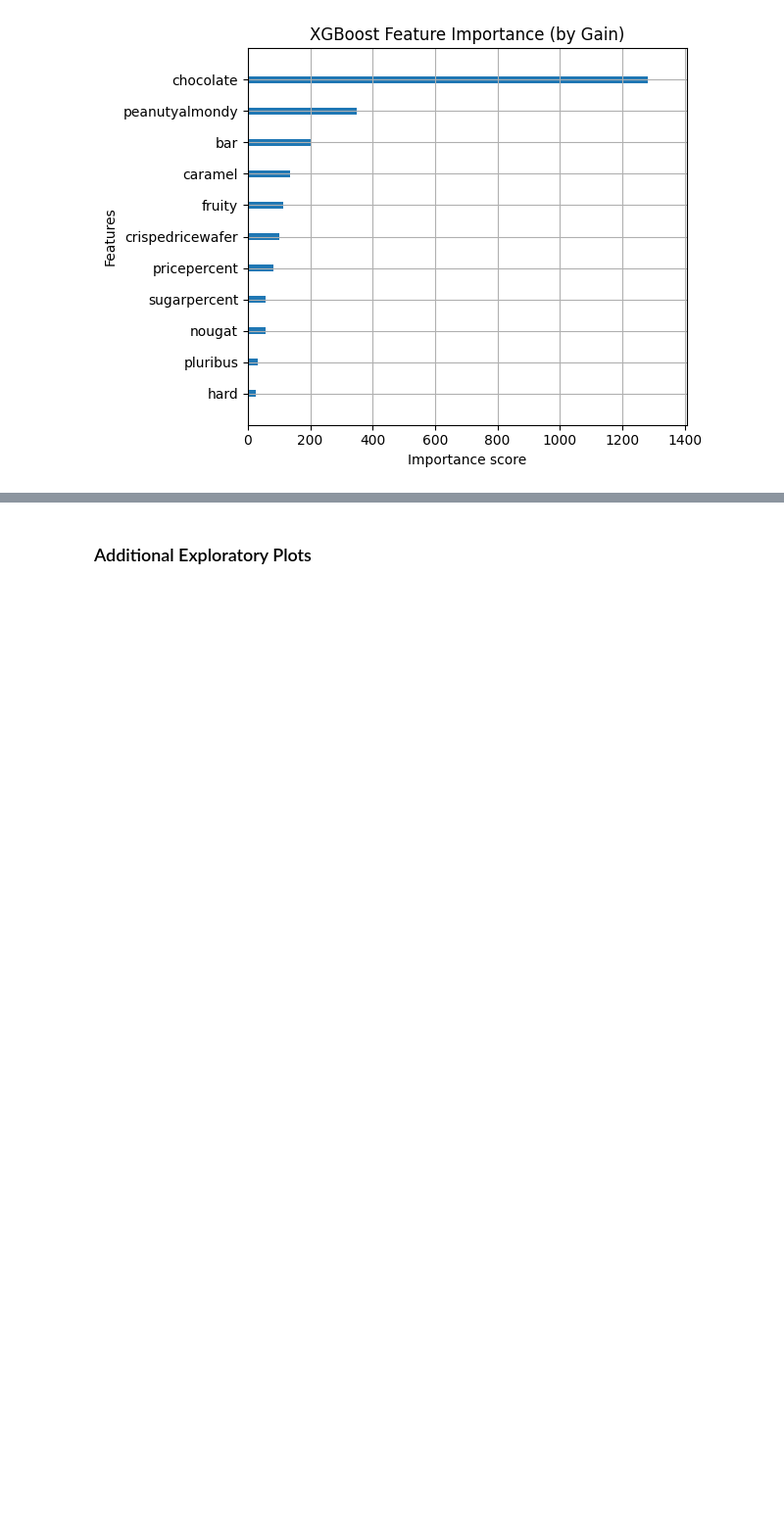
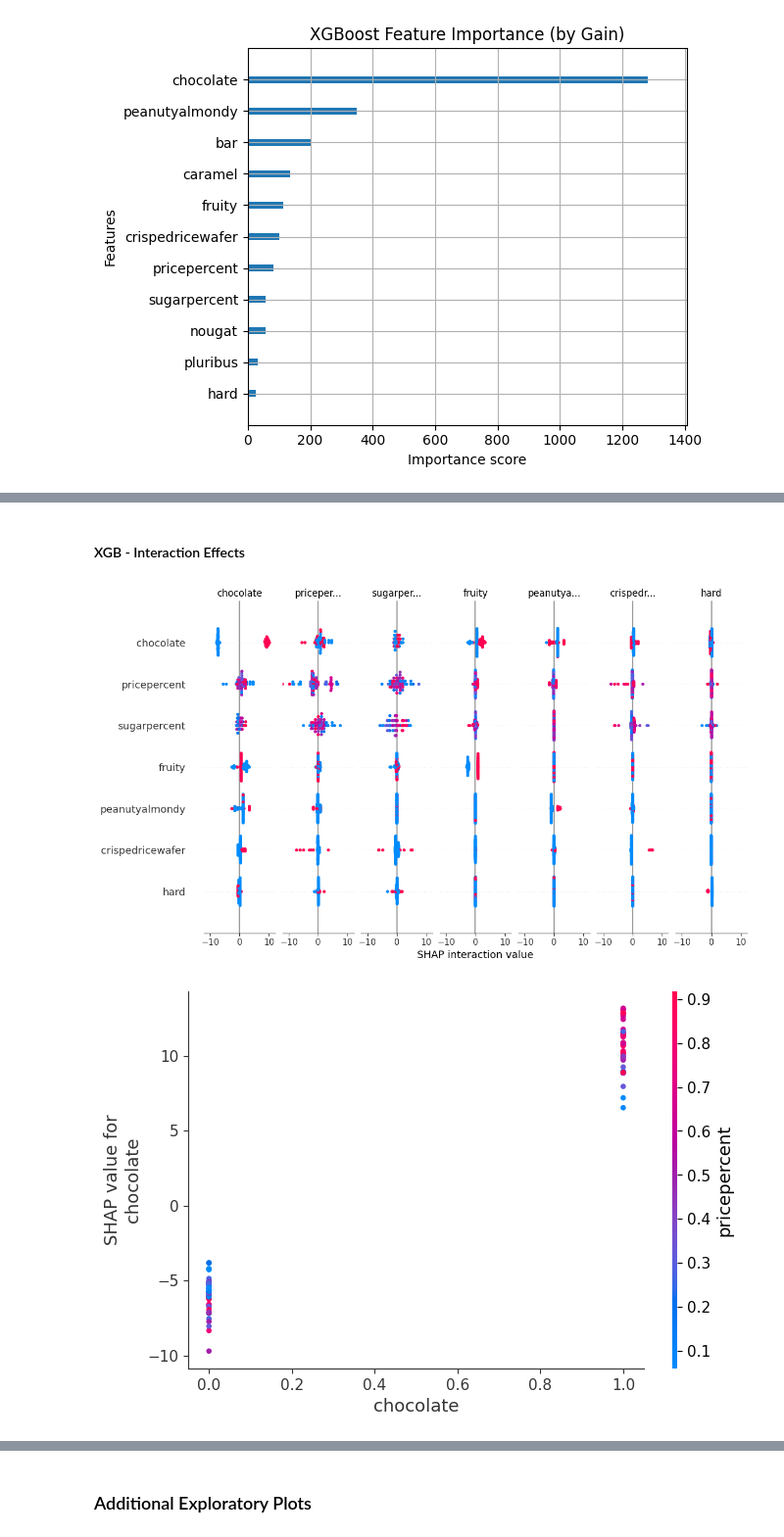
Before and after one commit to agiedke/candy_case, a Jupyter notebook: notebooks/notebook_2_modeling.ipynb, the cells around one changed output, grey strips where cells are left out. Shown at 98% size. Saved outputs shown, nothing was run; the diff lists cells and outputs as text; code cells hidden in the pictures; blank space fills up the shorter version.

```diff
--- a/notebooks/notebook_2_modeling.ipynb
+++ b/notebooks/notebook_2_modeling.ipynb
@@ -241,0 +302,24 @@ Average RMSE: 150.894371537229
+# %% [markdown]
+#### XGB - Interaction Effects
+# %%
+explainer = shap.TreeExplainer(xgb_model)
+interaction_values = explainer.shap_interaction_values(X)
+
+shap.summary_plot(interaction_values, X)
+
+shap.dependence_plot(
+    'chocolate',
+    shap_values_xgb.values,
+    X,
+    interaction_index="pricepercent"  # force coloring by this second feature
+)
+
+shap.dependence_plot(
+    'chocolate',
+    shap_values_xgb.values,
+    X,
+    interaction_index="sugarpercent"  # force coloring by this second feature
+)
+# %% [output]
+[figure, added]
+[figure, added]
```
Also changed, not shown: parts of 13 cells of this notebook, 1 other file.
